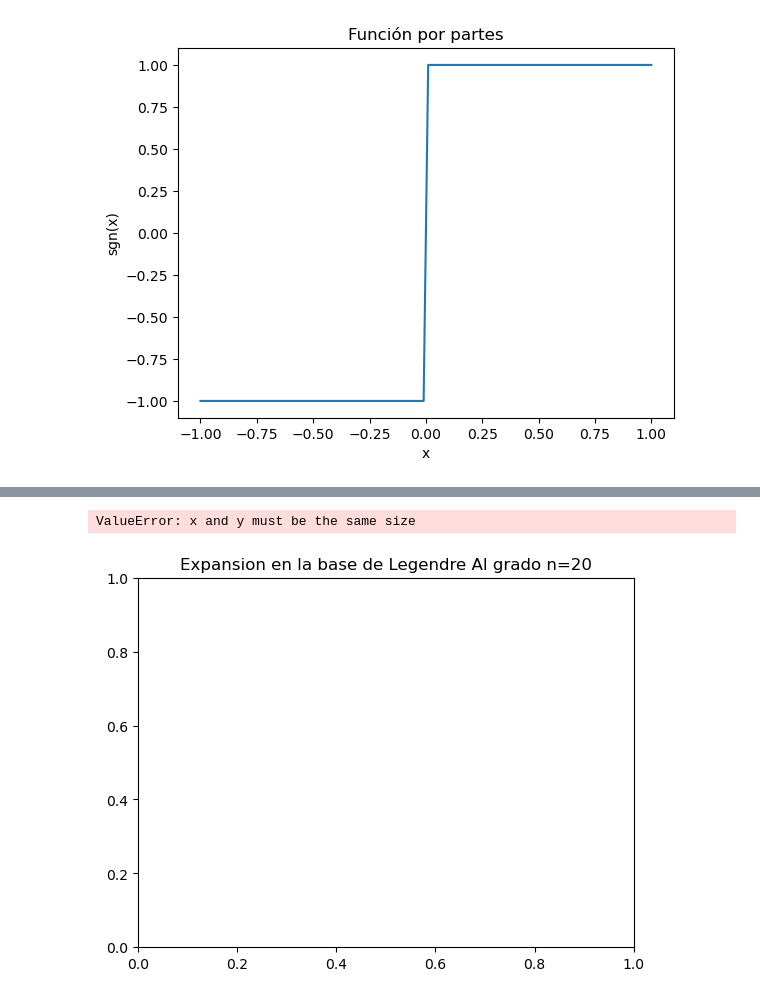
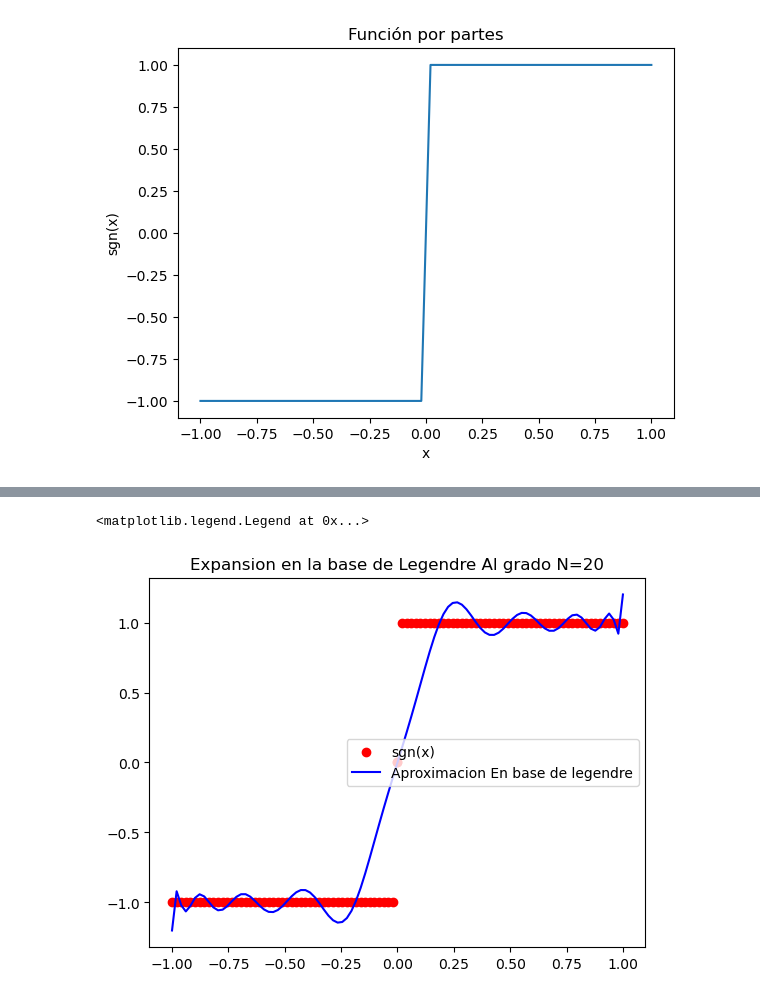
Before and after one commit to GuidoFawkes06/Metodos1_FabianCardenas, a Jupyter notebook: Parcial_2/Parcial2.ipynb, the cells around one changed output, grey strips where cells are left out. Saved outputs shown, nothing was run; the diff lists cells and outputs as text; code cells hidden in the pictures.

```diff
--- a/Parcial_2/Parcial2.ipynb
+++ b/Parcial_2/Parcial2.ipynb
@@ -4,6 +4,11 @@ import matplotlib.pyplot as plt
 import sympy as sym
 # %%
 def sgn(x):
-    return np.piecewise(x, [x < 0, x == 0, x > 0], [-1, 0, 1])
+    if x<0:
+        return -1
+    if x>0:
+        return 1
+    else:
+        return 0
 # %%
 func=np.vectorize(sgn)
@@ -12,3 +15,8 @@ x = np.linspace(-1, 1, 100)
+# %%
+x0=np.linspace(-1,0,50)
+x=np.linspace(0,1,50)
+
+X=np.append(x0,x)
 # %%
-Y = func(x)
+Y=func(X)
 # %%
@@ -80,4 +81,4 @@ def Combinacion(x,p,N):
 
     return Sum
 
-Aprox=Combinacion(x,Legendre,N)
+Aprox=Combinacion(X,Legendre,N)
@@ -93,9 +85,9 @@ TypeError: Cannot convert expression to float
 # %%
-plt.title("Expansion en la base de Legendre Al grado n=20")
-plt.scatter(x,Y,c="r",label="sgn(x)")
-plt.plot(x,Aprox,c="b",label="Aproximacion En base de legendre")
+plt.title("Expansion en la base de Legendre Al grado N=20")
+plt.scatter(X,Y,c="r",label="sgn(x)")
+plt.plot(X,Aprox,c="b",label="Aproximacion En base de legendre")
 
 plt.legend()
 # %% [output]
-ValueError: x and y must be the same size
+<matplotlib.legend.Legend at 0x...>
-[figure, old version]
+[figure, new version]
```
Also changed, not shown: parts of 5 cells of this notebook.
